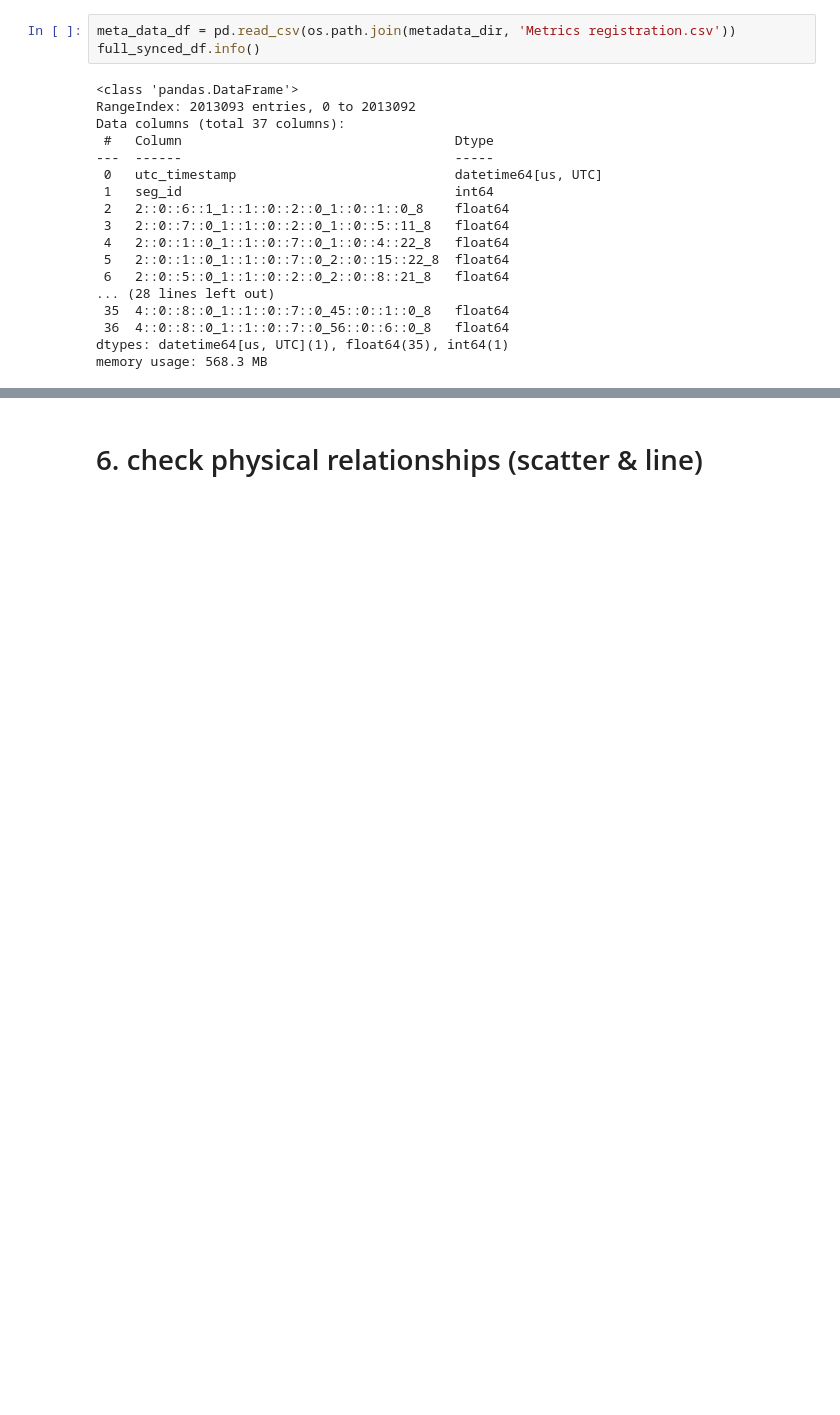
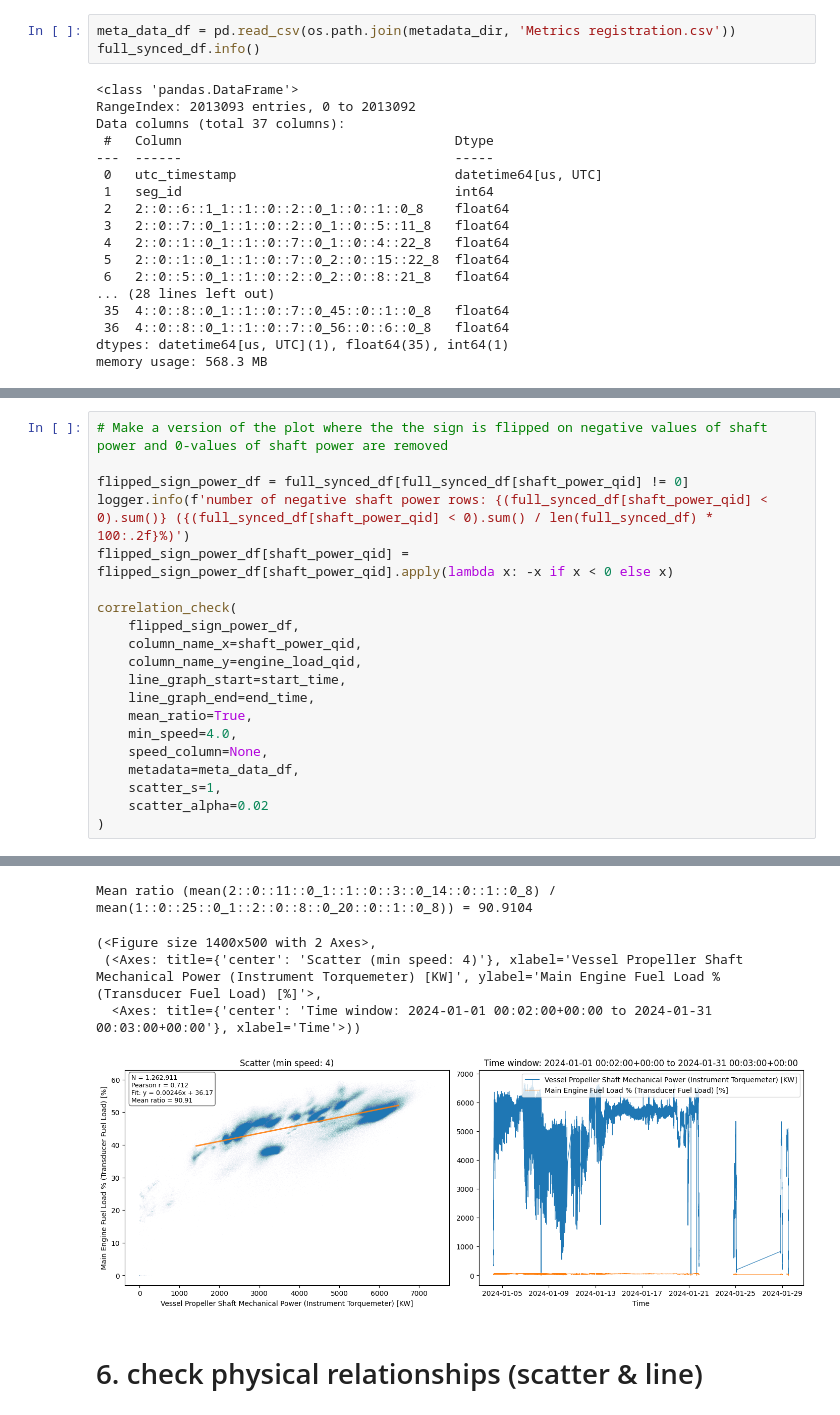
Before and after one commit to AugustBjerg/Master-s-thesis, a Jupyter notebook: code/data/cleaning-scripts/notebooks/post_sync_explore.ipynb, the cells around one changed output, grey strips where cells are left out. Cells and saved outputs as stored; diff of their text form; blank space fills up the shorter version.

```diff
--- a/code/data/cleaning-scripts/notebooks/post_sync_explore.ipynb
+++ b/code/data/cleaning-scripts/notebooks/post_sync_explore.ipynb
@@ -596,0 +700,21 @@ correlation_check(
+# %%
+# Make a version of the plot where the the sign is flipped on negative values of shaft power and 0-values of shaft power are removed
+
+flipped_sign_power_df = full_synced_df[full_synced_df[shaft_power_qid] != 0]
+logger.info(f'number of negative shaft power rows: {(full_synced_df[shaft_power_qid] < 0).sum()} ({(full_synced_df[shaft_power_qid] < 0).sum() / len(full_synced_df) * 100:.2f}%)')
+flipped_sign_power_df[shaft_power_qid] = flipped_sign_power_df[shaft_power_qid].apply(lambda x: -x if x < 0 else x)
+
+correlation_check(
+    flipped_sign_power_df,
+    column_name_x=shaft_power_qid,
+    column_name_y=engine_load_qid,
+    line_graph_start=start_time,
+    line_graph_end=end_time,
+    mean_ratio=True,
+    min_speed=4.0,
+    speed_column=None,
+    metadata=meta_data_df,
+    scatter_s=1,
+    scatter_alpha=0.02
+)
+# %% [output]
@@ -597,3 +722,8 @@ correlation_check(
+Mean ratio (mean(2::0::11::0_1::1::0::3::0_14::0::1::0_8) / mean(1::0::25::0_1::2::0::8::0_20::0::1::0_8)) = 90.9104
+(<Figure size 1400x500 with 2 Axes>,
+ (<Axes: title={'center': 'Scatter (min speed: 4)'}, xlabel='Vessel Propeller Shaft Mechanical Power (Instrument Torquemeter) [KW]', ylabel='Main Engine Fuel Load % (Transducer Fuel Load) [%]'>,
+  <Axes: title={'center': 'Time window: 2024-01-01 00:02:00+00:00 to 2024-01-31 00:03:00+00:00'}, xlabel='Time'>))
+[figure, added]
 # %% [markdown]
 # 6. check physical relationships (scatter & line)
 # %%
```
Also changed, not shown: parts of 5 cells of this notebook, 1 other file.
